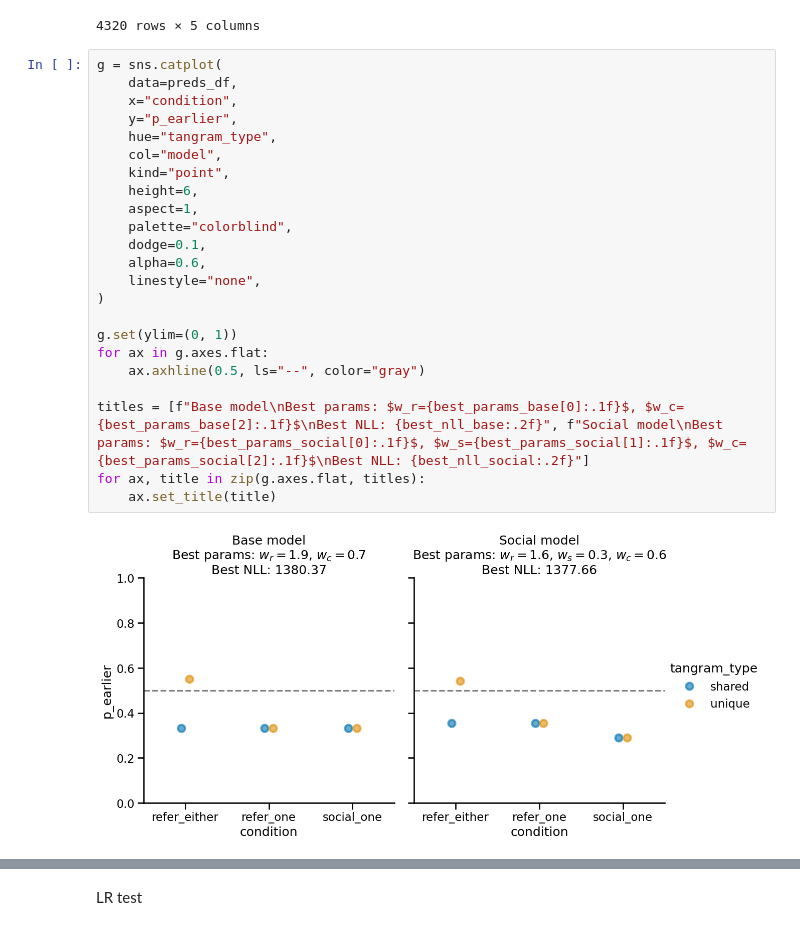
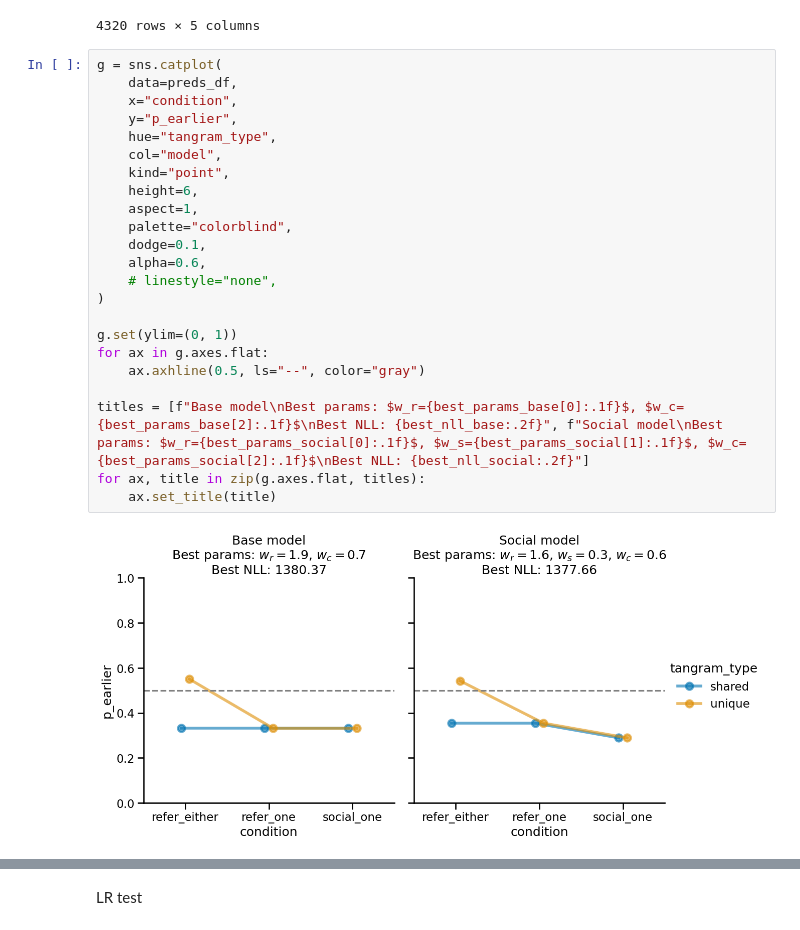
Before and after one commit to aliciamchen/code-switching, a Jupyter notebook: model/fit-predict-3pp-red-blue-earlier-later.ipynb, the cells around one changed output, grey strips where cells are left out. Cells and saved outputs as stored; diff of their text form.

```diff
--- a/model/fit-predict-3pp-red-blue-earlier-later.ipynb
+++ b/model/fit-predict-3pp-red-blue-earlier-later.ipynb
@@ -416,25 +416,25 @@ preds_df
 # %%
 g = sns.catplot(
     data=preds_df,
     x="condition",
     y="p_earlier",
     hue="tangram_type",
     col="model",
     kind="point",
     height=6,
     aspect=1,
     palette="colorblind",
     dodge=0.1,
     alpha=0.6,
-    linestyle="none",
+    # linestyle="none",
 )
 
 g.set(ylim=(0, 1))
 for ax in g.axes.flat:
     ax.axhline(0.5, ls="--", color="gray")
 
 titles = [f"Base model\nBest params: $w_r={best_params_base[0]:.1f}$, $w_c={best_params_base[2]:.1f}$\nBest NLL: {best_nll_base:.2f}", f"Social model\nBest params: $w_r={best_params_social[0]:.1f}$, $w_s={best_params_social[1]:.1f}$, $w_c={best_params_social[2]:.1f}$\nBest NLL: {best_nll_social:.2f}"]
 for ax, title in zip(g.axes.flat, titles):
     ax.set_title(title)
 # %% [output]
-[figure, old version]
+[figure, new version]
```
Also changed, not shown: parts of 1 cell of this notebook, 11 other files.
